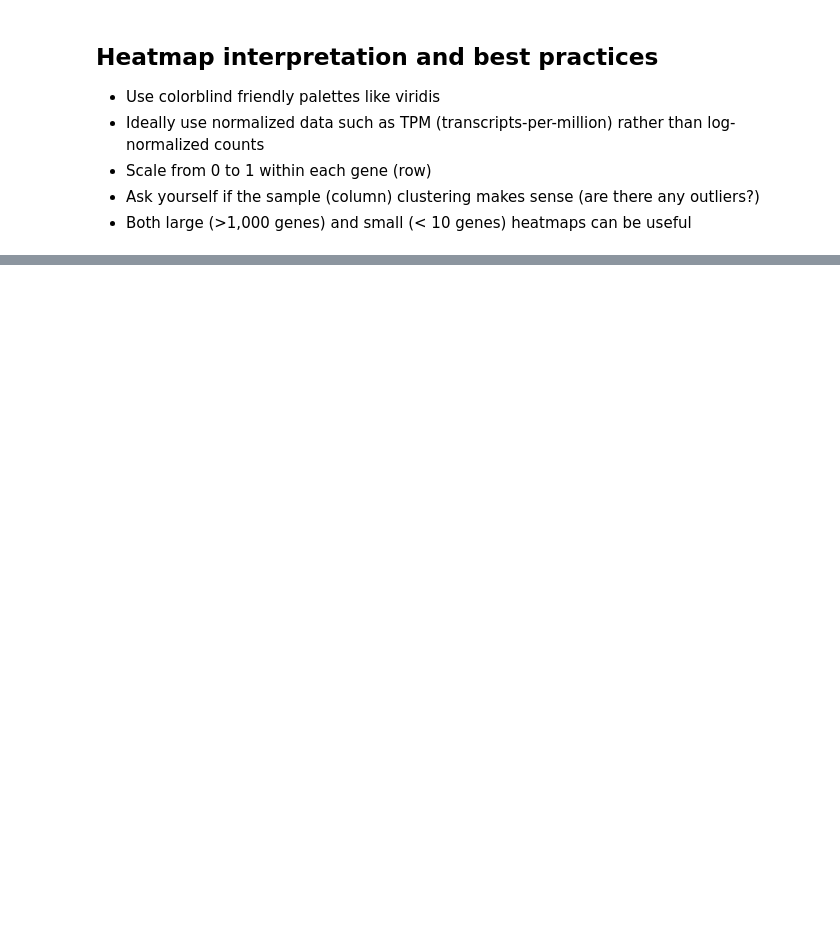
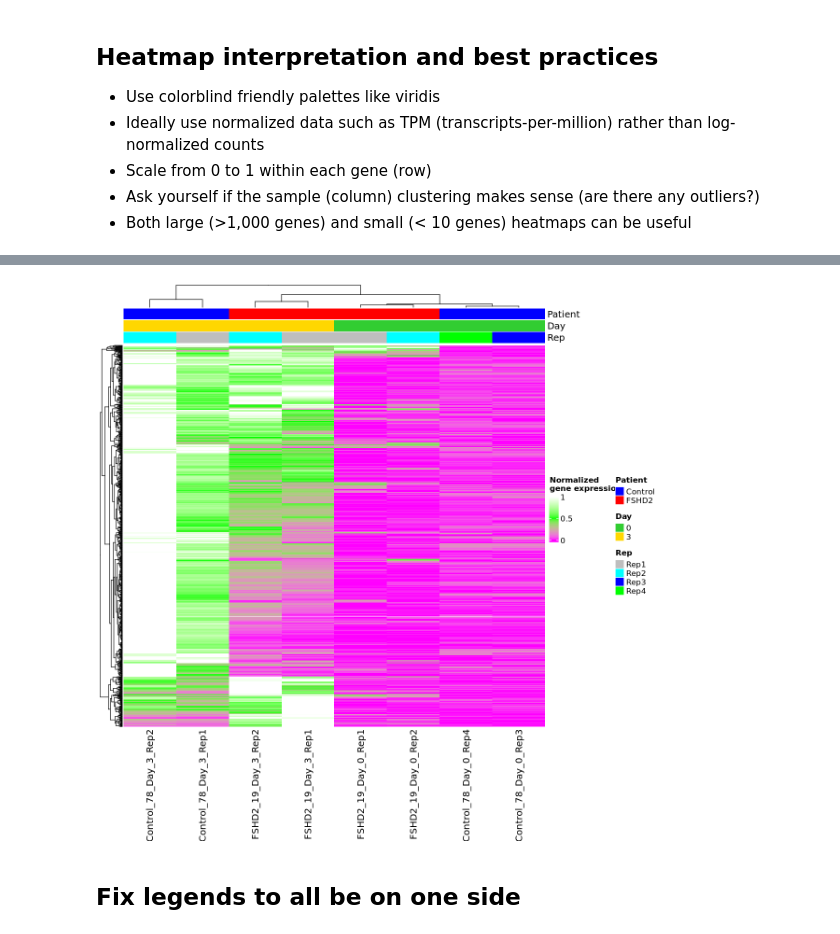
Before and after one commit to mortazavilab/cosmos-cluster6, a Jupyter notebook: R_analysis.ipynb, the cells around one changed output, grey strips where cells are left out. Cells and saved outputs as stored; diff of their text form; code cells hidden in the pictures; blank space fills up the shorter version.

```diff
--- a/R_analysis.ipynb
+++ b/R_analysis.ipynb
@@ -301,0 +331,4 @@ Loading required package: viridisLite
+# %%
+#Set annotation
+ann = meta[,2:ncol(meta)] # remove "Sample" column, just keep the columns we want annotations for
+head(ann)
@@ -301,0 +345,28 @@ Loading required package: viridisLite
+# %%
+colors <- list("Patient" = c("Control" = "blue",
+                              "FSHD2" = "red"),
+               "Day" = c("0" = "limegreen",
+                          "3" = "gold"),
+               "Rep" = c("Rep1" = "grey",
+                         "Rep2" = "cyan",
+                         "Rep3" = "blue",
+                         "Rep4" = "green"))
+
+colAnn <- HeatmapAnnotation(df = ann,
+                            which = 'col',
+                            col = colors)
+# %%
+# Play with colors
+
+library(circlize)
+col_fun = colorRamp2(c(0, 0.5,1), c("magenta", "green", "white"))
+
+library(viridis)
+Heatmap(table_hm, name = "Normalized\ngene expression",
+        show_row_names = FALSE,
+        top_annotation=colAnn,
+        col = col_fun)
+# %% [output]
+[figure, added]
+# %% [markdown]
+## Fix legends to all be on one side
```
Also changed, not shown: parts of 17 cells of this notebook.
